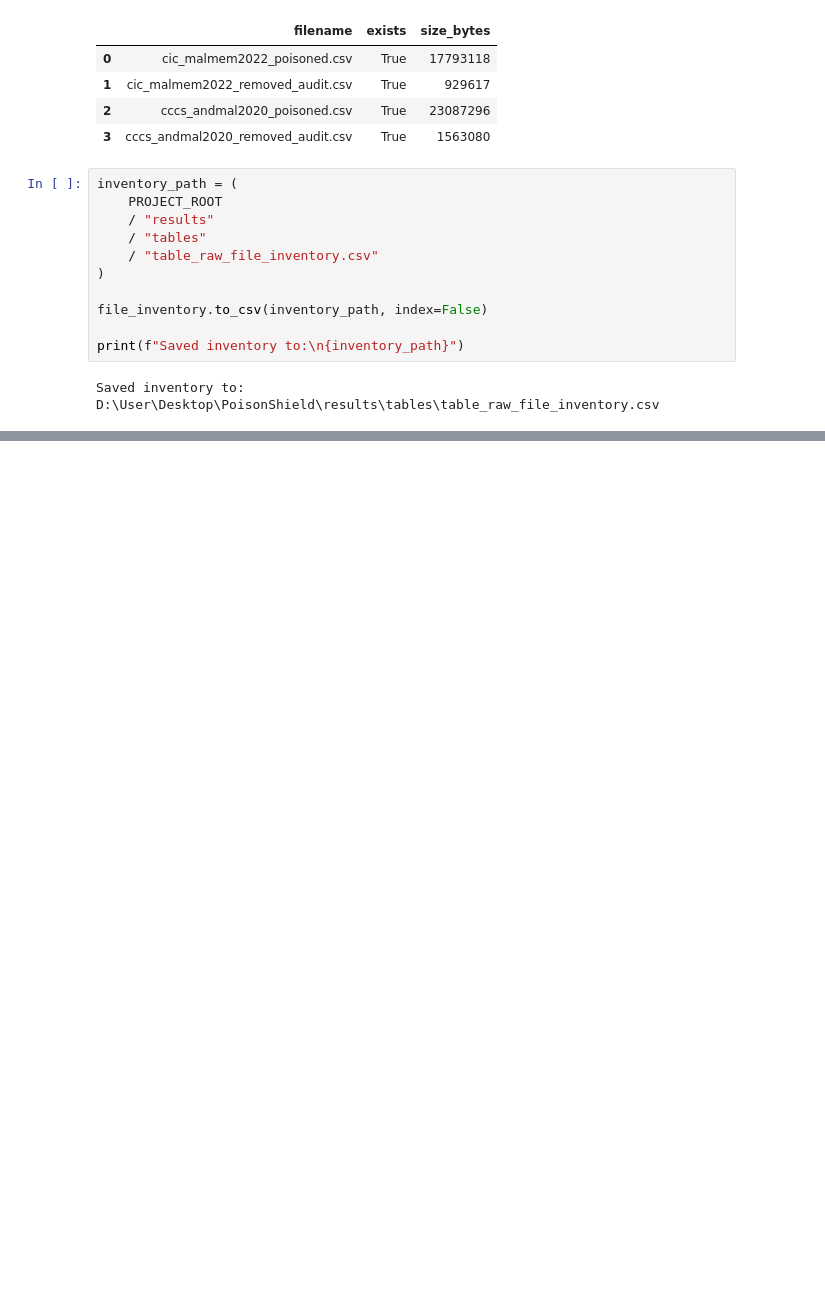
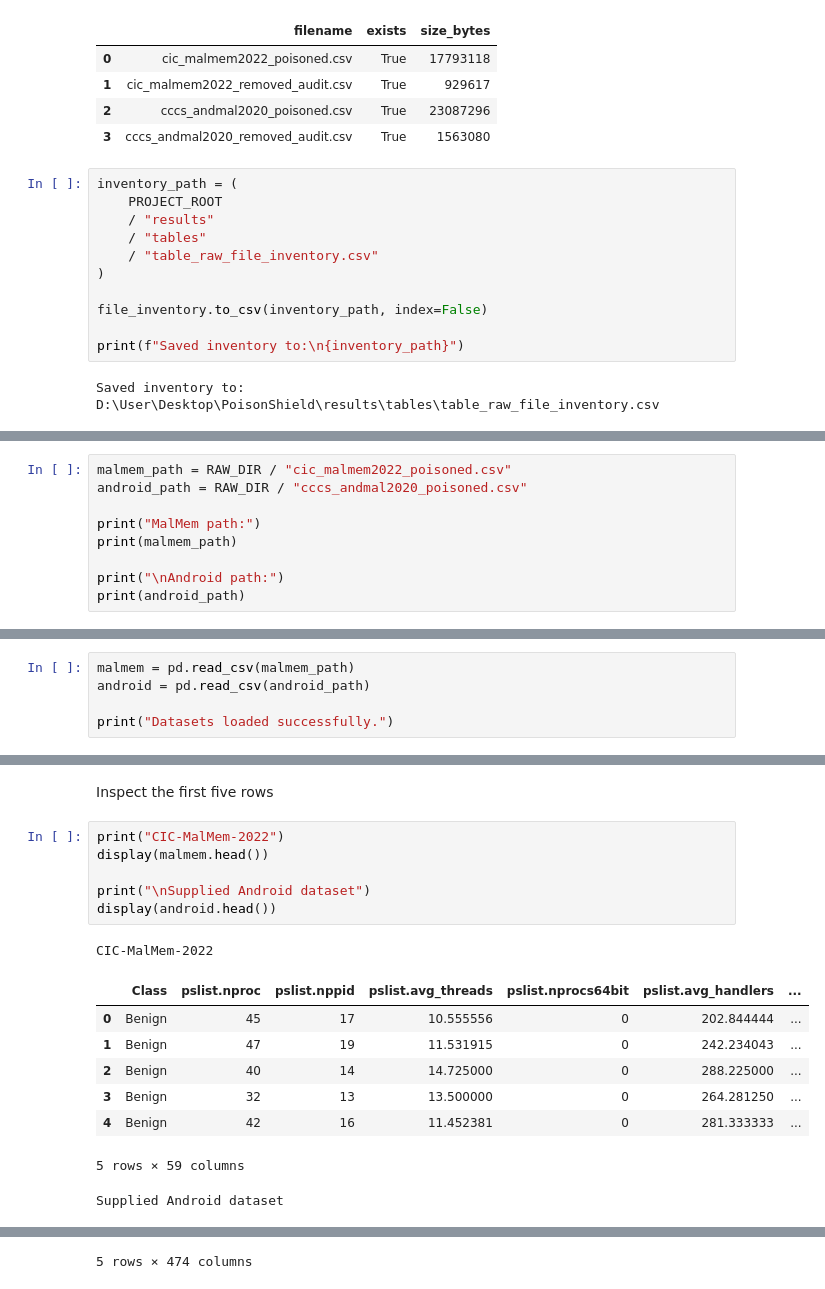
Before and after one commit to alokmuskan/PoisonShield, a Jupyter notebook: notebooks/01_dataset_audit.ipynb, the cells around one changed output, grey strips where cells are left out. Saved outputs shown, nothing was run; the diff lists cells and outputs as text; blank space fills up the shorter version.

Commit message:
Load the primary datasets

```diff
--- a/notebooks/01_dataset_audit.ipynb
+++ b/notebooks/01_dataset_audit.ipynb
@@ -210,0 +215,9 @@ D:\User\Desktop\PoisonShield\results\tables\table_raw_file_inventory.csv
+# %%
+malmem_path = RAW_DIR / "cic_malmem2022_poisoned.csv"
+android_path = RAW_DIR / "cccs_andmal2020_poisoned.csv"
+
+print("MalMem path:")
+print(malmem_path)
+
+print("\nAndroid path:")
+print(android_path)
@@ -210,0 +241,5 @@ D:\User\Desktop\PoisonShield\results\tables\table_raw_file_inventory.csv
+# %%
+malmem = pd.read_csv(malmem_path)
+android = pd.read_csv(android_path)
+
+print("Datasets loaded successfully.")
@@ -210,0 +285,18 @@ D:\User\Desktop\PoisonShield\results\tables\table_raw_file_inventory.csv
+# %% [markdown]
+Inspect the first five rows
+# %%
+print("CIC-MalMem-2022")
+display(malmem.head())
+
+print("\nSupplied Android dataset")
+display(android.head())
+# %% [output]
+CIC-MalMem-2022
+|  | Class | pslist.nproc | pslist.nppid | pslist.avg_threads | pslist.nprocs64bit | pslist.avg_handlers | ... |
+| 0 | Benign | 45 | 17 | 10.555556 | 0 | 202.844444 | ... |
+| 1 | Benign | 47 | 19 | 11.531915 | 0 | 242.234043 | ... |
+| 2 | Benign | 40 | 14 | 14.725000 | 0 | 288.225000 | ... |
+| 3 | Benign | 32 | 13 | 13.500000 | 0 | 264.281250 | ... |
+| 4 | Benign | 42 | 16 | 11.452381 | 0 | 281.333333 | ... |
+5 rows × 59 columns
+Supplied Android dataset
@@ -210,0 +309 @@ D:\User\Desktop\PoisonShield\results\tables\table_raw_file_inventory.csv
+5 rows × 474 columns
```
Also changed, not shown: parts of 28 cells of this notebook, 1 other file.
